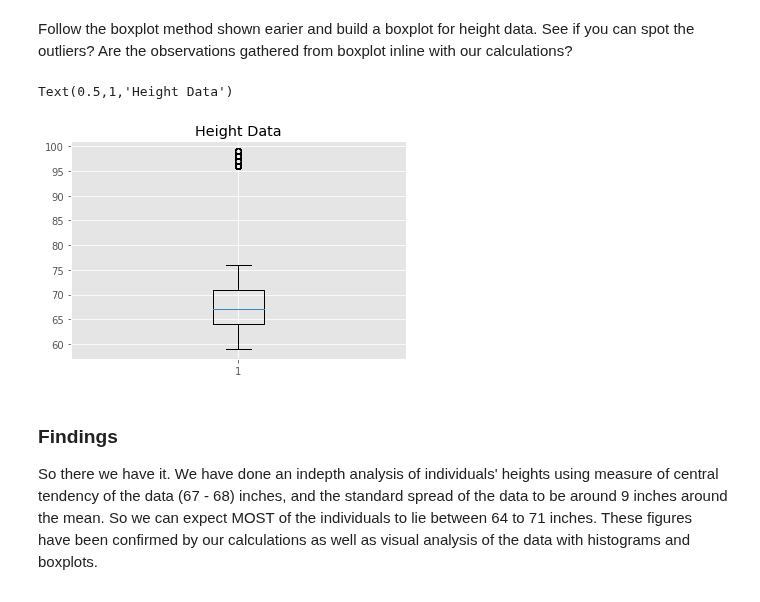
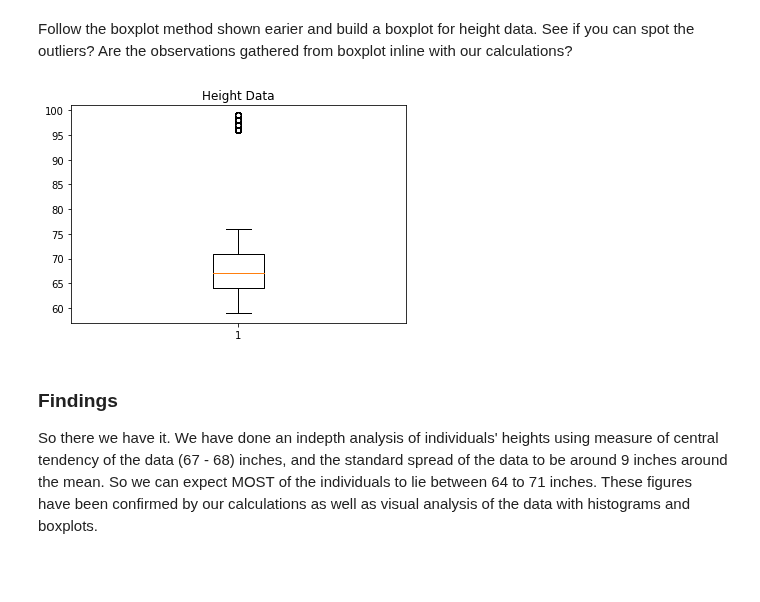
Before and after one commit to dgoldstein24/dsc-1-02-17-implementing-statistics-with-functions-lab-online-ds-pt-100118, a Jupyter notebook: index.ipynb, the cells around one changed output. Cells and saved outputs as stored; diff of their text form; code cells hidden in the pictures.

```diff
--- a/index.ipynb
+++ b/index.ipynb
@@ -332,9 +332,8 @@ Follow the boxplot method shown earier and build a boxplot for height data. See
 # %%
 plt.boxplot(height)
 plt.title('Height Data')
-p
+plt.show()
 # %% [output]
-Text(0.5,1,'Height Data')
-[figure, old version]
+[figure, new version]
 # %%
 # Record your observations here
```
Also changed, not shown: parts of 1 cell of this notebook.
